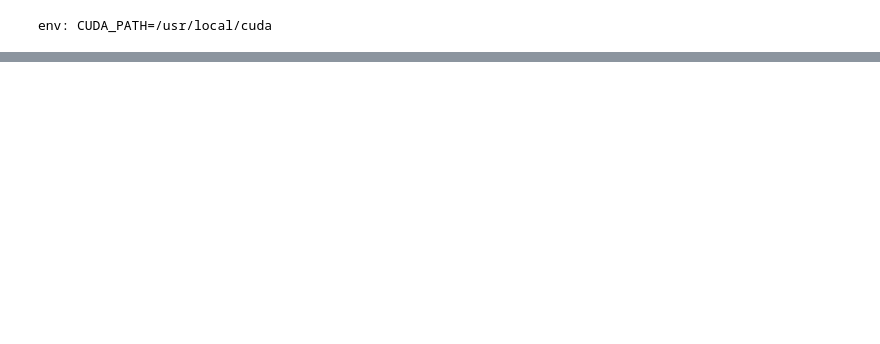
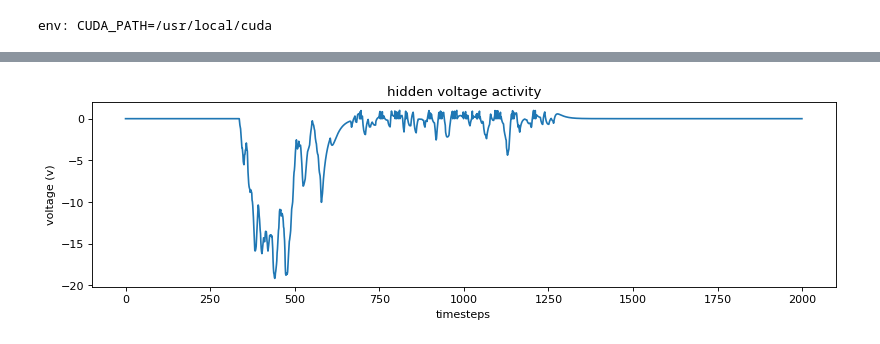
Before and after one commit to thomasshoesmith/Intel-Neuromorphic-Research-Project, a Jupyter notebook: SGSC_genn_inference.ipynb, the cells around one changed output, grey strips where cells are left out. Drawn from its saved outputs; the diff is of its cells as text; code cells hidden in the pictures; blank space fills up the shorter version.

```diff
--- a/SGSC_genn_inference.ipynb
+++ b/SGSC_genn_inference.ipynb
@@ -166,0 +191,13 @@ plt.show()
+# %%
+plt.figure(figsize=(12, 3), dpi=80)
+
+plt.plot(cb_data["hidden_voltages"][0][:,16])
+
+plt.ylabel("voltage (v)")
+plt.xlabel("timesteps")
+plt.title("hidden voltage activity")
+#plt.xlim(450, 600)
+
+plt.show()
+# %% [output]
+[figure, added]
```
Also changed, not shown: parts of 14 cells of this notebook, 2 other files.
